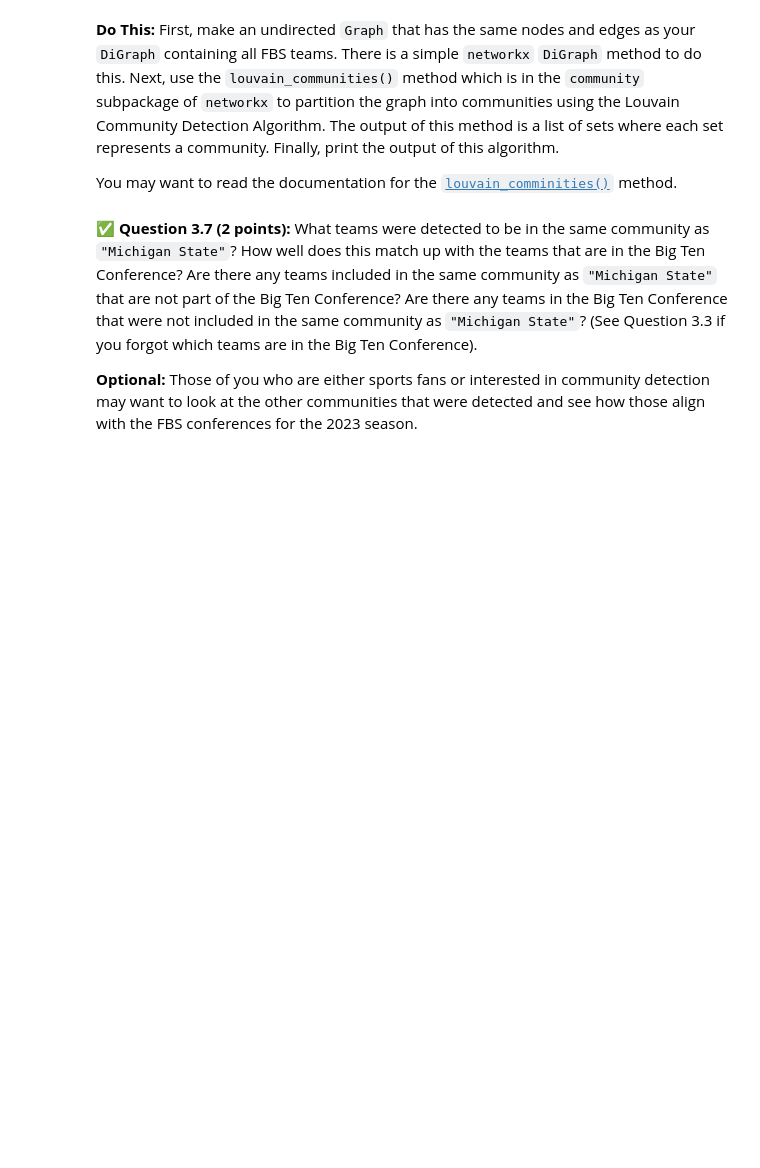
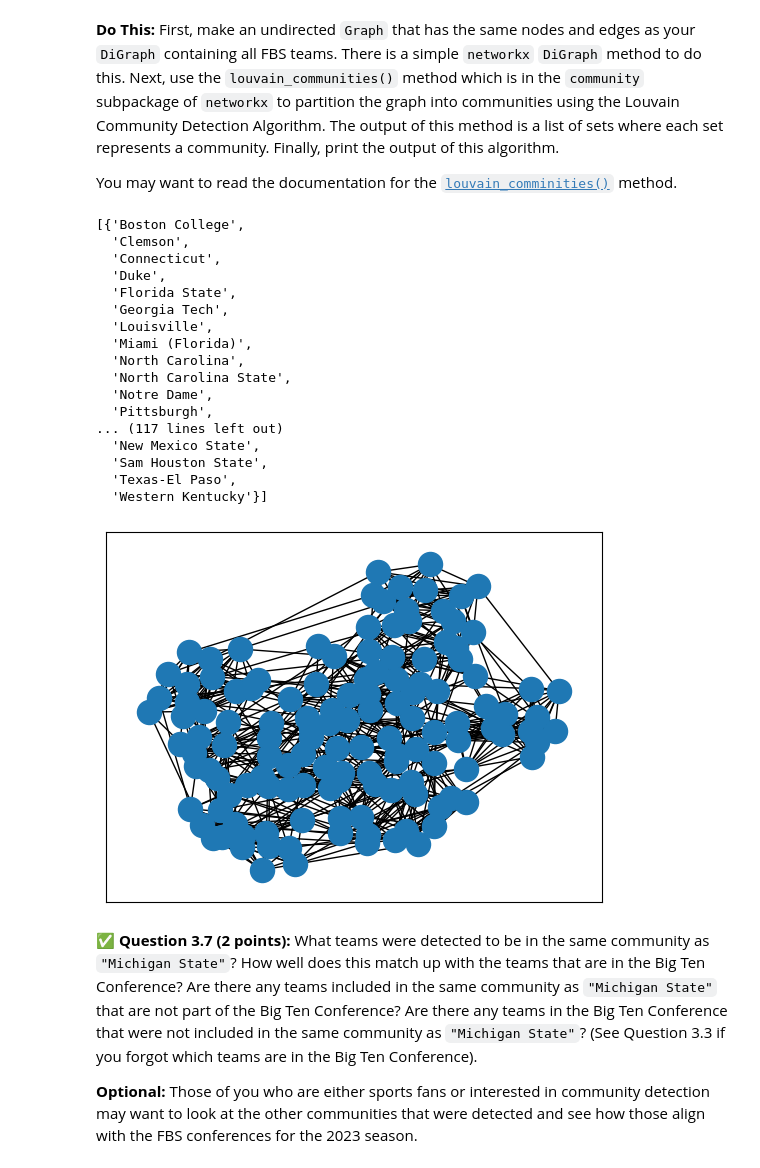
Before and after one commit to barry-huu/CMSE202-s24-turnin, a Jupyter notebook: hw-02/HW-02_ABMandGraphTheory-STUDENT.ipynb, the cells around one changed output. Drawn from its saved outputs; the diff is of its cells as text; code cells hidden in the pictures; blank space fills up the shorter version.

```diff
--- a/hw-02/HW-02_ABMandGraphTheory-STUDENT.ipynb
+++ b/hw-02/HW-02_ABMandGraphTheory-STUDENT.ipynb
@@ -474,3 +579,42 @@ You may want to read the documentation for the [`louvain_comminities()`](https:/
+# %%
+# Put your code for Question 3.6 here:
+gr = nx.DiGraph()
+
+for i,j in df.iterrows():
+    if j.iloc[2] > j.iloc[4]:
+        gr.add_edge(j.iloc[1], j.iloc[3])
+    else:
+        gr.add_edge(j.iloc[3], j.iloc[1])
+
+undir = gr.to_undirected()
+# Extract positions for plotting
+pos = nx.spring_layout(undir)
+
+nx.draw_networkx_nodes(undir, pos)
+nx.draw_networkx_edges(undir, pos)
+
+# plt.show()
+
+nx.community.louvain_communities(undir, seed=123)
+# %% [output]
+[{'Boston College',
+  'Clemson',
+  'Connecticut',
+  'Duke',
+  'Florida State',
+  'Georgia Tech',
+  'Louisville',
+  'Miami (Florida)',
+  'North Carolina',
+  'North Carolina State',
+  'Notre Dame',
+  'Pittsburgh',
+... (117 lines left out)
+  'New Mexico State',
+  'Sam Houston State',
+  'Texas-El Paso',
+  'Western Kentucky'}]
+[figure, added]
 # %% [markdown]
 &#9989;  **Question 3.7 (2 points):** What teams were detected to be in the same community as `"Michigan State"`? How well does this match up with the teams that are in the Big Ten Conference? Are there any teams included in the same community as `"Michigan State"` that are not part of the Big Ten Conference? Are there any teams in the Big Ten Conference that were not included in the same community as `"Michigan State"`? (See Question 3.3 if you forgot which teams are in the Big Ten Conference).
 
```
Also changed, not shown: parts of 20 cells of this notebook.
